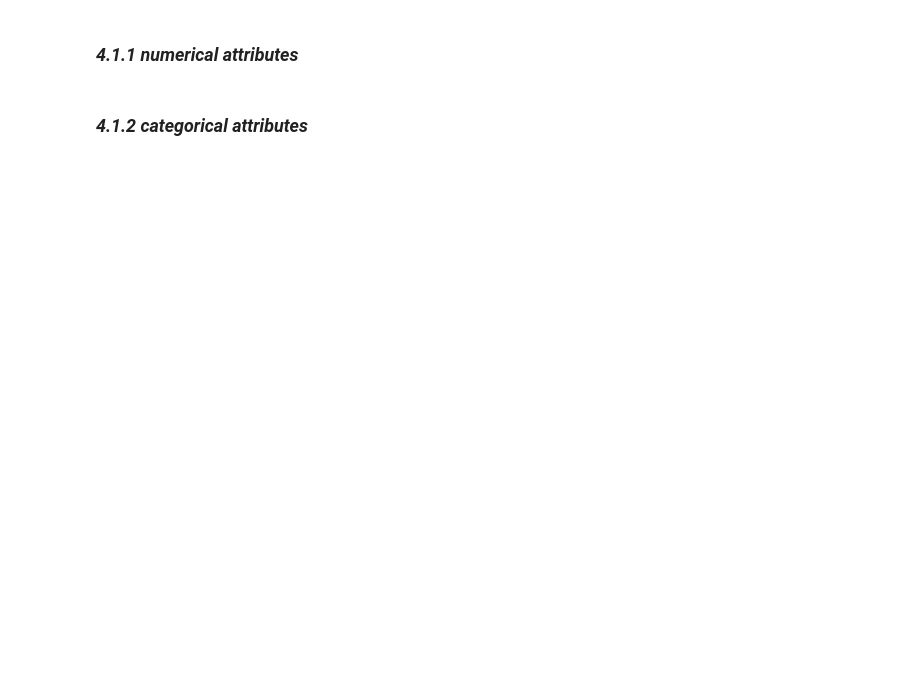
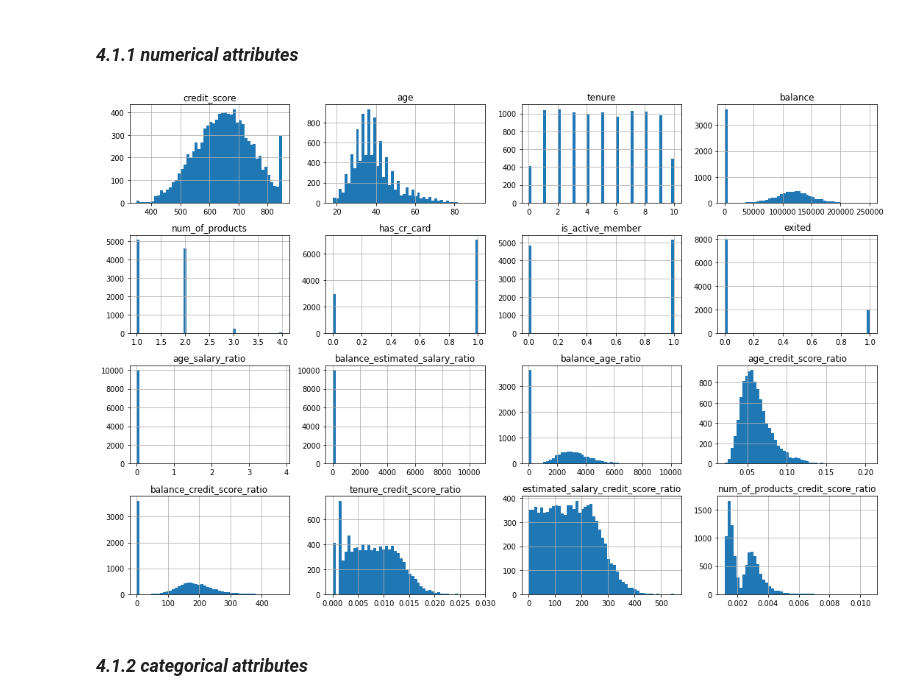
Before and after one commit to GustavoHBDuarte/churn-bank, a Jupyter notebook: notebook_main_ciclo_1.ipynb, the cells around one changed output. Saved outputs shown, nothing was run; the diff lists cells and outputs as text; code cells hidden in the pictures; blank space fills up the shorter version.

```diff
--- a/notebook_main_ciclo_1.ipynb
+++ b/notebook_main_ciclo_1.ipynb
@@ -494,4 +544,9 @@ df
 # %% [markdown]
 ### <i>4.1.1 numerical attributes</i>
+# %%
+df_4.select_dtypes(['float64', 'int64']).hist(figsize=(15,10), bins=50);
+plt.tight_layout()
+# %% [output]
+[figure, added]
 # %% [markdown]
 ### <i>4.1.2 categorical attributes</i>
```
Also changed, not shown: parts of 46 cells of this notebook.
